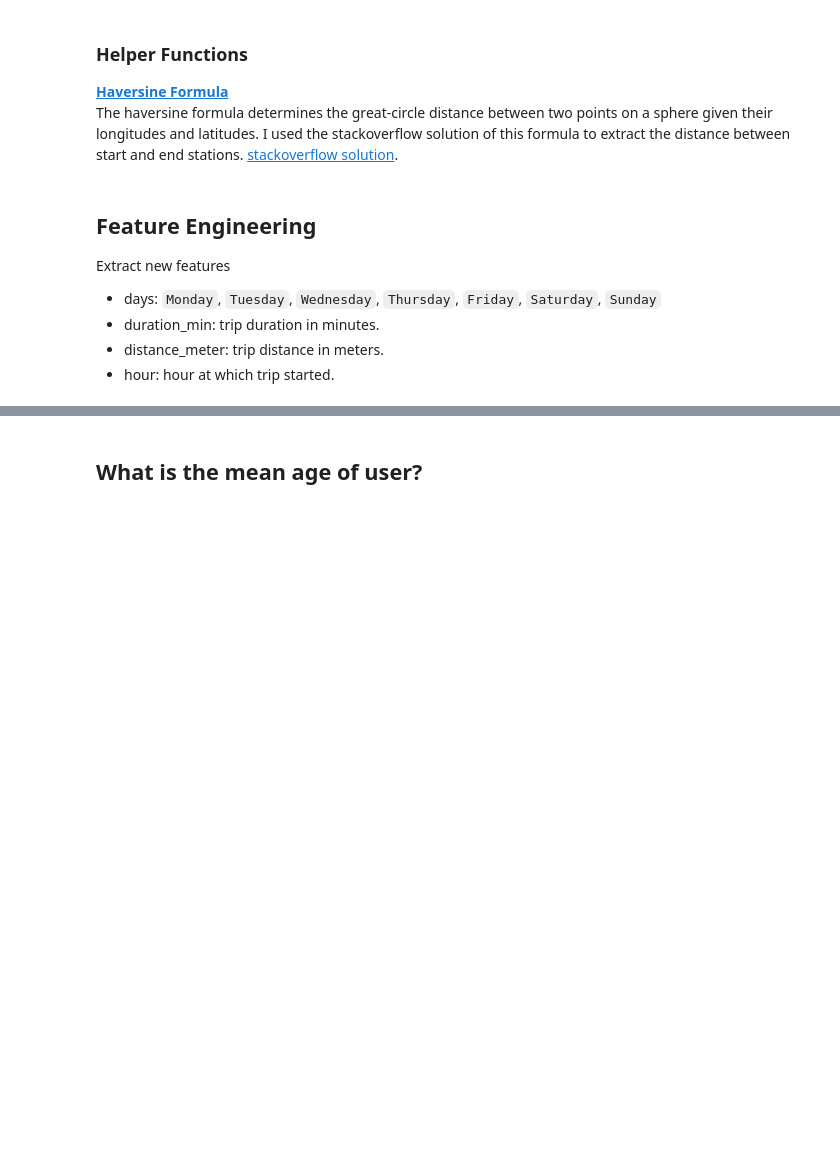
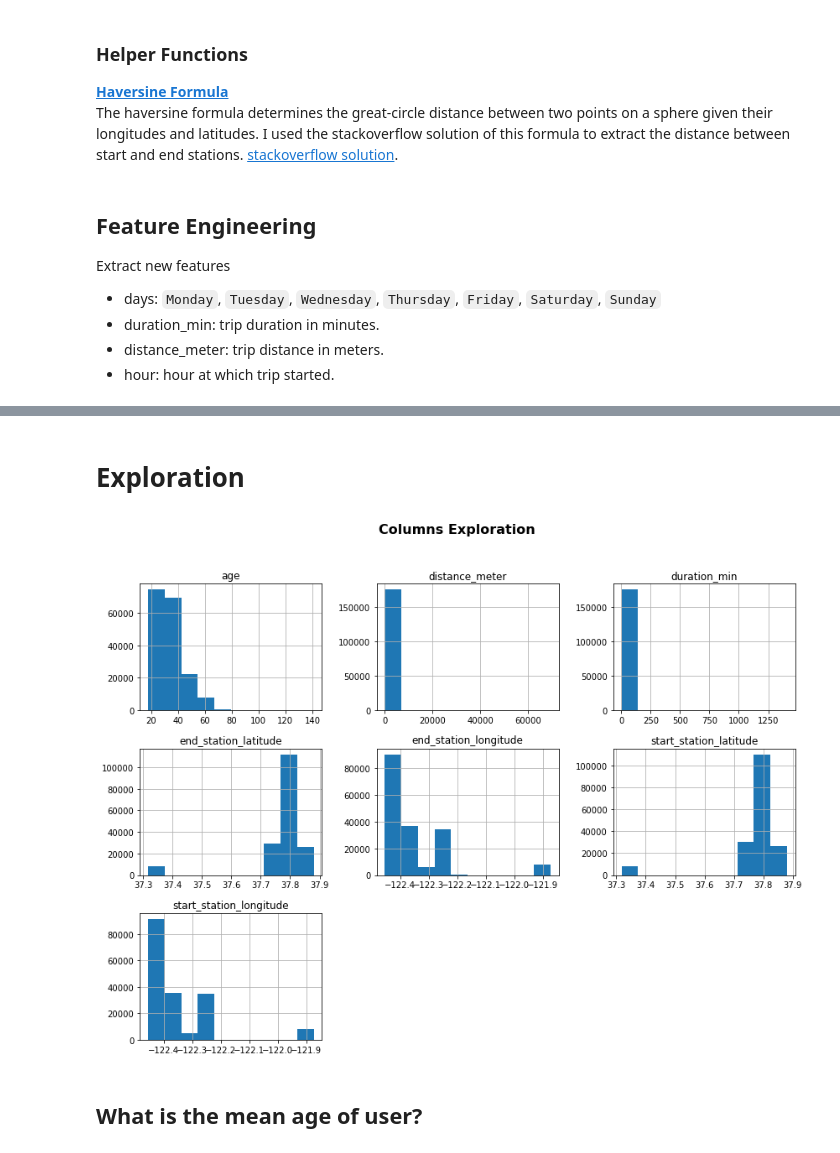
Before and after one commit to AhmedAdelDraz/bikeshare_visualization, a Jupyter notebook: exploration_template.ipynb, the cells around one changed output, grey strips where cells are left out. Saved outputs shown, nothing was run; the diff lists cells and outputs as text; code cells hidden in the pictures; blank space fills up the shorter version.

```diff
--- a/exploration_template.ipynb
+++ b/exploration_template.ipynb
@@ -119,3 +140,10 @@ df.describe().T
+# %% [markdown]
+# Exploration
+# %%
+df.hist(figsize=(14,10))
+plt.suptitle('Columns Exploration',fontsize=16,fontweight='bold');
+# %% [output]
+[figure, added]
 # %% [markdown]
 ## **What is the mean age of user?**
 # %%
```
Also changed, not shown: parts of 30 cells of this notebook, 2 other files.
